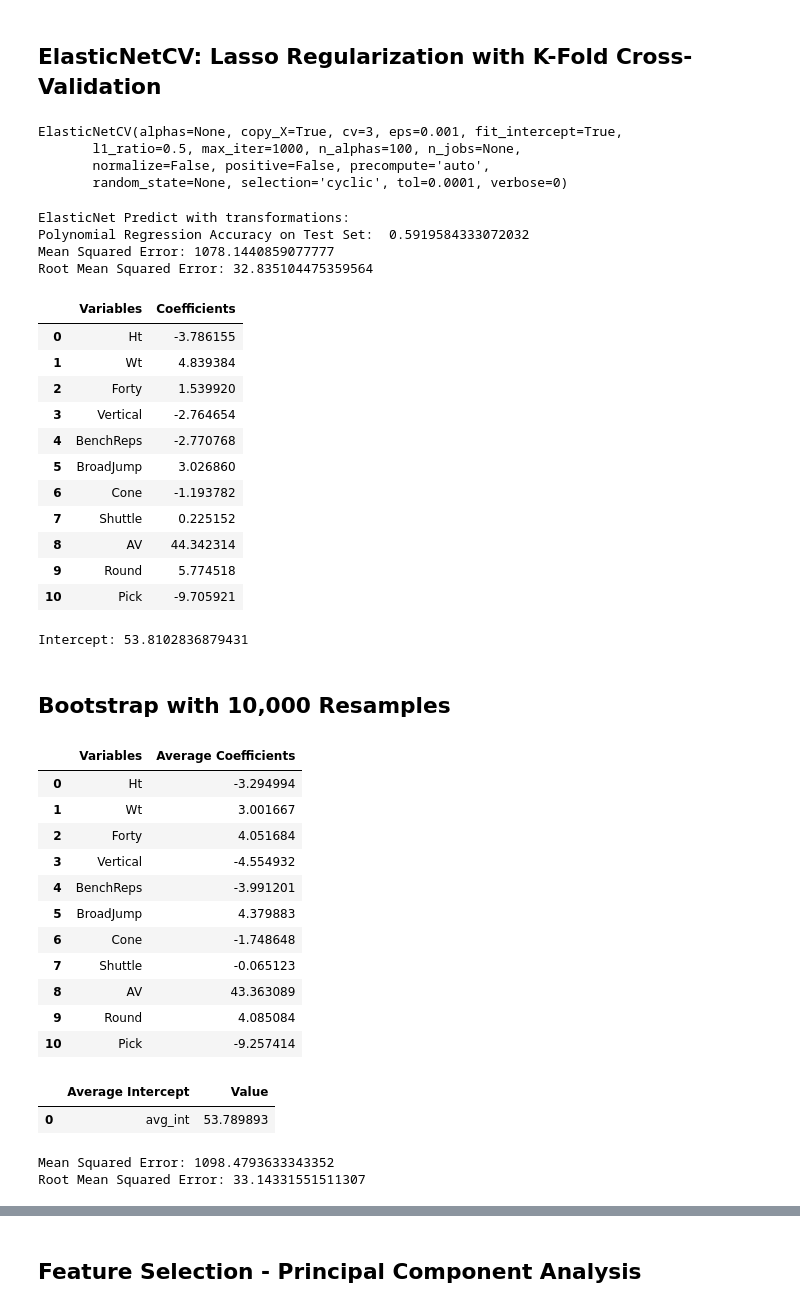
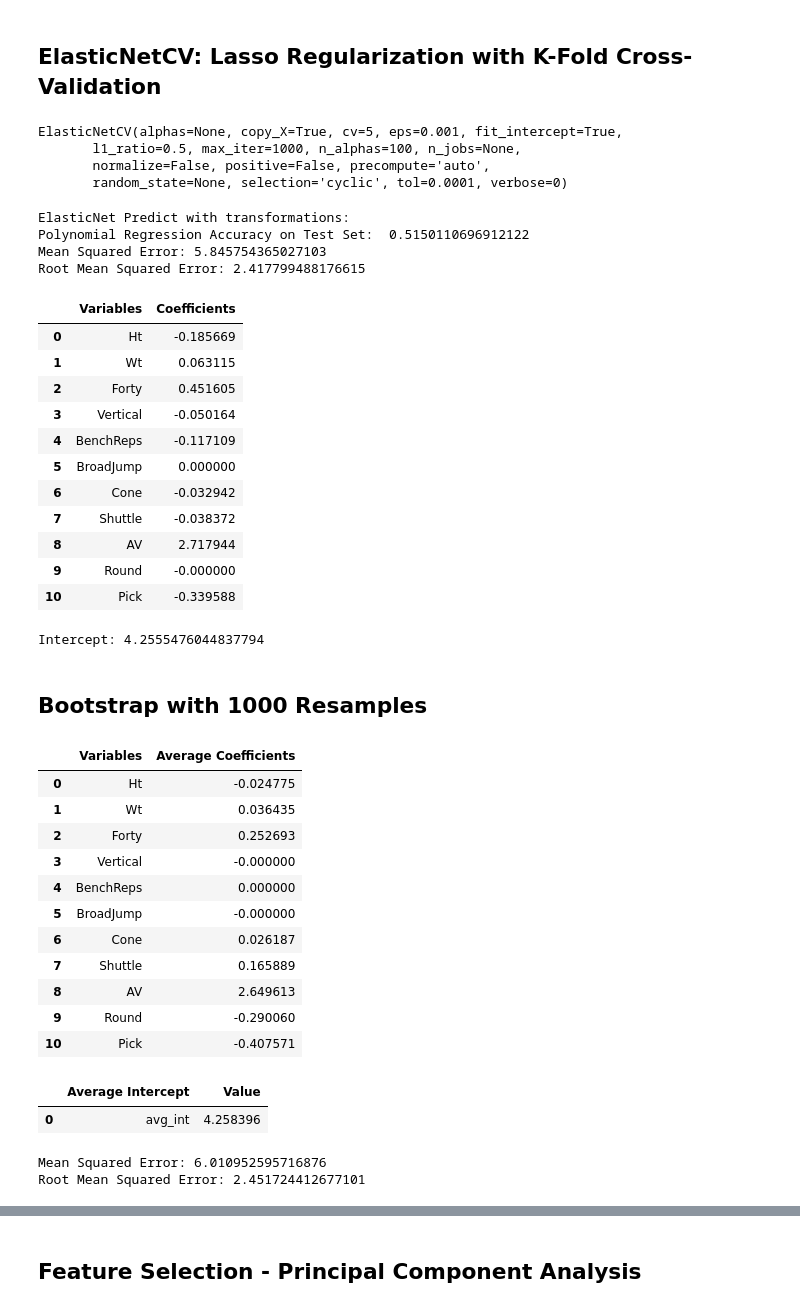
Before and after one commit to vishaldubey01/NFLFootballPredictorModel, a Jupyter notebook: CombineModel.ipynb, the cells around one changed output, grey strips where cells are left out. Saved outputs shown, nothing was run; the diff lists cells and outputs as text; code cells hidden in the pictures.

```diff
--- a/CombineModel.ipynb
+++ b/CombineModel.ipynb
@@ -109,47 +109,47 @@ X_test = scaler.transform(X_test)
 # %% [markdown]
 ## ElasticNetCV: Lasso Regularization with K-Fold Cross-Validation
 # %%
-ElasticModel = ElasticNetCV(l1_ratio=0.5, eps=0.001, n_alphas=100, alphas=None, fit_intercept=True, normalize=False, precompute='auto', cv=3, copy_X=True, verbose=0, n_jobs=None)
+ElasticModel = ElasticNetCV(l1_ratio=0.5, eps=0.001, n_alphas=100, alphas=None, fit_intercept=True, normalize=False, precompute='auto', cv=5, copy_X=True, verbose=0, n_jobs=None)
 ElasticModel.fit(X_train, y_train)
 # %% [output]
-ElasticNetCV(alphas=None, copy_X=True, cv=3, eps=0.001, fit_intercept=True,
+ElasticNetCV(alphas=None, copy_X=True, cv=5, eps=0.001, fit_intercept=True,
        l1_ratio=0.5, max_iter=1000, n_alphas=100, n_jobs=None,
        normalize=False, positive=False, precompute='auto',
        random_state=None, selection='cyclic', tol=0.0001, verbose=0)
 # %%
 #Prints ElasticNet Actual vs Predicted in Tabular Format
 
 print("ElasticNet Predict with transformations:")
 y_pred = ElasticModel.predict(X_test)
 # check out accuracy
 print("Polynomial Regression Accuracy on Test Set: ", r2_score(y_test, y_pred))
 print('Mean Squared Error:', metrics.mean_squared_error(y_test, y_pred))
 print('Root Mean Squared Error:', np.sqrt(metrics.mean_squared_error(y_test, y_pred)))
 
-coefs = pd.DataFrame({ 'Variables': vals, 'Coefficients': clf.coef_})
+coefs = pd.DataFrame({ 'Variables': vals, 'Coefficients': ElasticModel.coef_})
 display(coefs)
 
-print("Intercept: " + str(clf.intercept_))
+print("Intercept: " + str(ElasticModel.intercept_))
 # %% [output]
 ElasticNet Predict with transformations:
-Polynomial Regression Accuracy on Test Set:  0.5919584333072032
-Mean Squared Error: 1078.1440859077777
-Root Mean Squared Error: 32.835104475359564
+Polynomial Regression Accuracy on Test Set:  0.5150110696912122
+Mean Squared Error: 5.845754365027103
+Root Mean Squared Error: 2.417799488176615
 |  | Variables | Coefficients |
-| 0 | Ht | -3.786155 |
-| 1 | Wt | 4.839384 |
-| 2 | Forty | 1.539920 |
-| 3 | Vertical | -2.764654 |
-| 4 | BenchReps | -2.770768 |
-| 5 | BroadJump | 3.026860 |
-| 6 | Cone | -1.193782 |
-| 7 | Shuttle | 0.225152 |
-| 8 | AV | 44.342314 |
-| 9 | Round | 5.774518 |
-| 10 | Pick | -9.705921 |
+| 0 | Ht | -0.185669 |
+| 1 | Wt | 0.063115 |
+| 2 | Forty | 0.451605 |
+| 3 | Vertical | -0.050164 |
+| 4 | BenchReps | -0.117109 |
+| 5 | BroadJump | 0.000000 |
+| 6 | Cone | -0.032942 |
+| 7 | Shuttle | -0.038372 |
+| 8 | AV | 2.717944 |
+| 9 | Round | -0.000000 |
+| 10 | Pick | -0.339588 |
-Intercept: 53.8102836879431
+Intercept: 4.2555476044837794
 # %% [markdown]
-## Bootstrap with 10,000 Resamples
+## Bootstrap with 1000 Resamples
 # %%
 bootstrap_iter = 1000    # designate the number of iterations for bootstrapping
 
@@ -190,18 +190,18 @@ print('Mean Squared Error:', statistics.mean(accuracy))
 print('Root Mean Squared Error:', np.sqrt(statistics.mean(accuracy)))
 # %% [output]
 |  | Variables | Average Coefficients |
-| 0 | Ht | -3.294994 |
-| 1 | Wt | 3.001667 |
-| 2 | Forty | 4.051684 |
-| 3 | Vertical | -4.554932 |
-| 4 | BenchReps | -3.991201 |
-| 5 | BroadJump | 4.379883 |
-| 6 | Cone | -1.748648 |
-| 7 | Shuttle | -0.065123 |
-| 8 | AV | 43.363089 |
-| 9 | Round | 4.085084 |
-| 10 | Pick | -9.257414 |
+| 0 | Ht | -0.024775 |
+| 1 | Wt | 0.036435 |
+| 2 | Forty | 0.252693 |
+| 3 | Vertical | -0.000000 |
+| 4 | BenchReps | 0.000000 |
+| 5 | BroadJump | -0.000000 |
+| 6 | Cone | 0.026187 |
+| 7 | Shuttle | 0.165889 |
+| 8 | AV | 2.649613 |
+| 9 | Round | -0.290060 |
+| 10 | Pick | -0.407571 |
 |  | Average Intercept | Value |
-| 0 | avg_int | 53.789893 |
+| 0 | avg_int | 4.258396 |
-Mean Squared Error: 1098.4793633343352
-Root Mean Squared Error: 33.14331551511307
+Mean Squared Error: 6.010952595716876
+Root Mean Squared Error: 2.451724412677101
```
Also changed, not shown: parts of 12 cells of this notebook, 2 other files.
